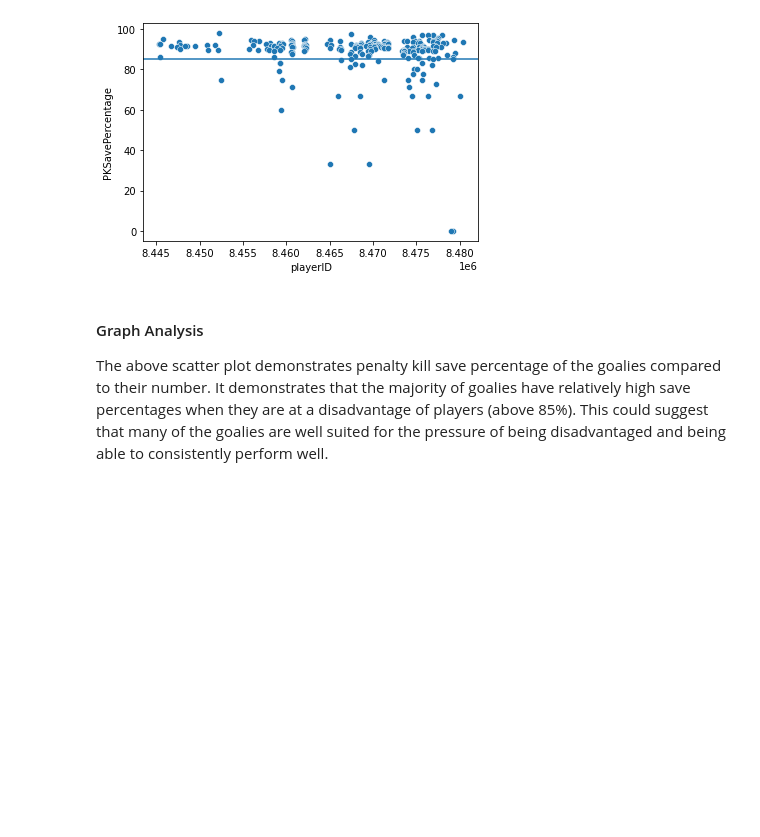
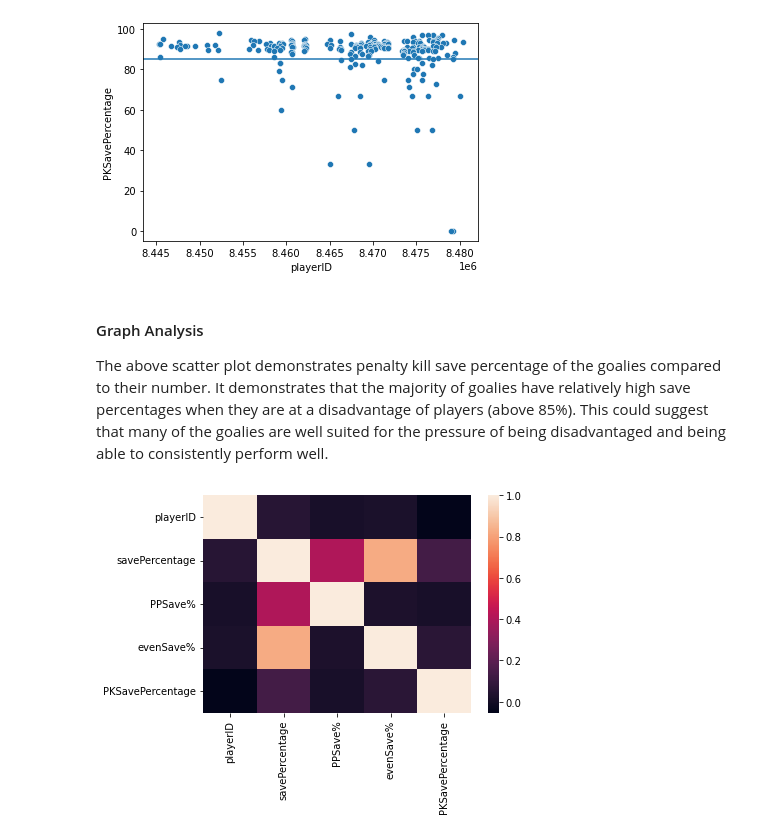
Before and after one commit to data301-2021-winter1/project-group56-project, a Jupyter notebook: notebooks/Rhys Notebook.ipynb, the cells around one changed output. Saved outputs shown, nothing was run; the diff lists cells and outputs as text; code cells hidden in the pictures; blank space fills up the shorter version.

Commit message:
Done two of my plots.

```diff
--- a/notebooks/Rhys Notebook.ipynb
+++ b/notebooks/Rhys Notebook.ipynb
@@ -286,0 +298,6 @@ plt.show()
+# %%
+corr = df.corr()
+plot2 = sns.heatmap(corr)
+plt.show()
+# %% [output]
+[figure, added]
```
Also changed, not shown: parts of 4 cells of this notebook.
